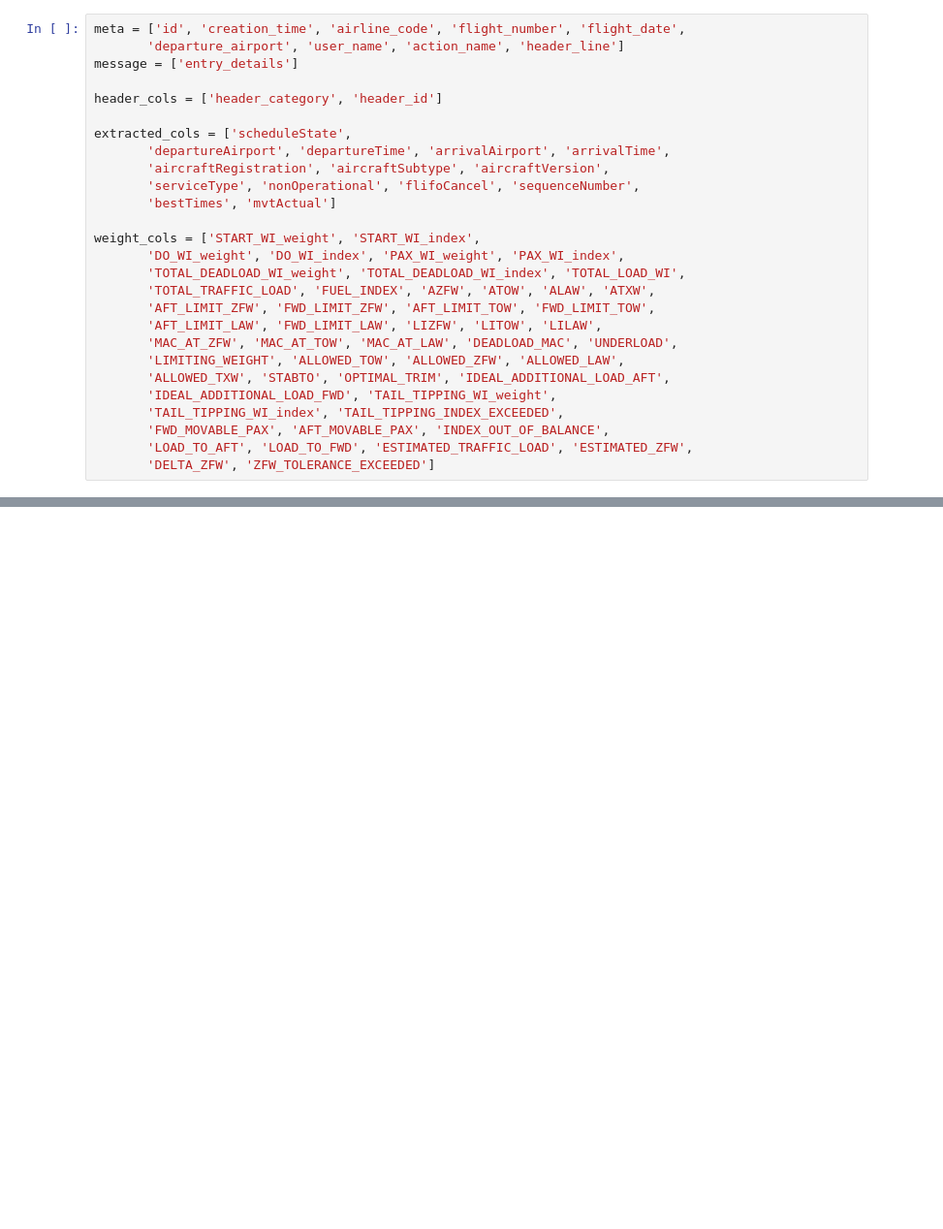
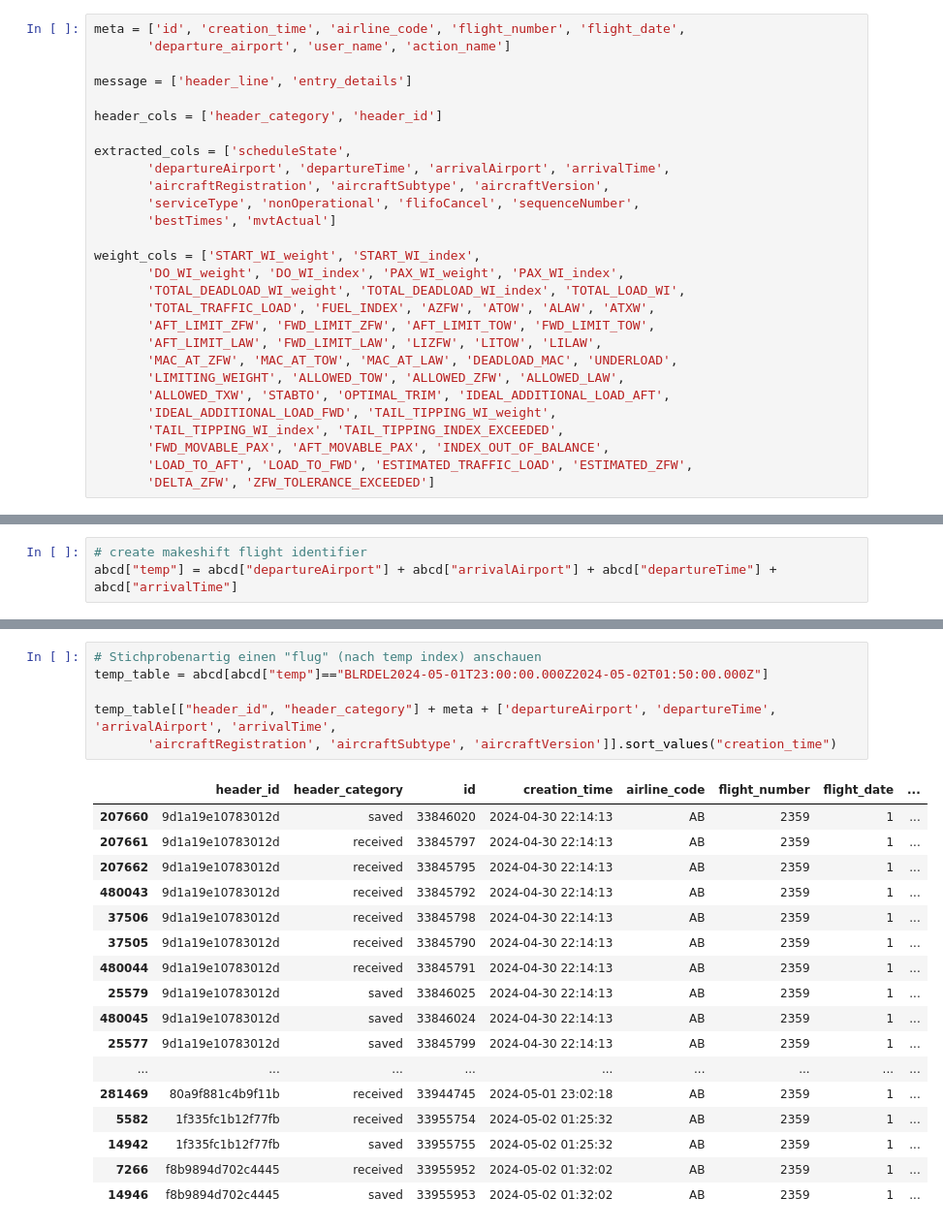
Before and after one commit to echtermeyer/Projektrealisierung, a Jupyter notebook: experiments/david/002_EDA.ipynb, the cells around one changed output, grey strips where cells are left out. Shown at 97% size. Saved outputs shown, nothing was run; the diff lists cells and outputs as text; blank space fills up the shorter version.

```diff
--- a/experiments/david/002_EDA.ipynb
+++ b/experiments/david/002_EDA.ipynb
@@ -81,7 +32,8 @@ print(
 # %%
 meta = ['id', 'creation_time', 'airline_code', 'flight_number', 'flight_date',
-       'departure_airport', 'user_name', 'action_name', 'header_line']
-message = ['entry_details']
+       'departure_airport', 'user_name', 'action_name']
+
+message = ['header_line', 'entry_details']
 
 header_cols = ['header_category', 'header_id']
 
@@ -138,0 +84,3 @@ header_id -> Zur Kennzeichnung einzelner Flüge
+# %%
+# create makeshift flight identifier
+abcd["temp"] = abcd["departureAirport"] + abcd["arrivalAirport"] + abcd["departureTime"] + abcd["arrivalTime"]
@@ -138,0 +99,24 @@ header_id -> Zur Kennzeichnung einzelner Flüge
+# %%
+# Stichprobenartig einen "flug" (nach temp index) anschauen
+temp_table = abcd[abcd["temp"]=="BLRDEL2024-05-01T23:00:00.000Z2024-05-02T01:50:00.000Z"]
+
+temp_table[["header_id", "header_category"] + meta + ['departureAirport', 'departureTime', 'arrivalAirport', 'arrivalTime',
+       'aircraftRegistration', 'aircraftSubtype', 'aircraftVersion']].sort_values("creation_time")
+# %% [output]
+|  | header_id | header_category | id | creation_time | airline_code | flight_number | flight_date | ... |
+| 207660 | 9d1a19e10783012d | saved | 33846020 | 2024-04-30 22:14:13 | AB | 2359 | 1 | ... |
+| 207661 | 9d1a19e10783012d | received | 33845797 | 2024-04-30 22:14:13 | AB | 2359 | 1 | ... |
+| 207662 | 9d1a19e10783012d | received | 33845795 | 2024-04-30 22:14:13 | AB | 2359 | 1 | ... |
+| 480043 | 9d1a19e10783012d | received | 33845792 | 2024-04-30 22:14:13 | AB | 2359 | 1 | ... |
+| 37506 | 9d1a19e10783012d | received | 33845798 | 2024-04-30 22:14:13 | AB | 2359 | 1 | ... |
+| 37505 | 9d1a19e10783012d | received | 33845790 | 2024-04-30 22:14:13 | AB | 2359 | 1 | ... |
+| 480044 | 9d1a19e10783012d | received | 33845791 | 2024-04-30 22:14:13 | AB | 2359 | 1 | ... |
+| 25579 | 9d1a19e10783012d | saved | 33846025 | 2024-04-30 22:14:13 | AB | 2359 | 1 | ... |
+| 480045 | 9d1a19e10783012d | saved | 33846024 | 2024-04-30 22:14:13 | AB | 2359 | 1 | ... |
+| 25577 | 9d1a19e10783012d | saved | 33845799 | 2024-04-30 22:14:13 | AB | 2359 | 1 | ... |
+| ... | ... | ... | ... | ... | ... | ... | ... | ... |
+| 281469 | 80a9f881c4b9f11b | received | 33944745 | 2024-05-01 23:02:18 | AB | 2359 | 1 | ... |
+| 5582 | 1f335fc1b12f77fb | received | 33955754 | 2024-05-02 01:25:32 | AB | 2359 | 1 | ... |
+| 14942 | 1f335fc1b12f77fb | saved | 33955755 | 2024-05-02 01:25:32 | AB | 2359 | 1 | ... |
+| 7266 | f8b9894d702c4445 | received | 33955952 | 2024-05-02 01:32:02 | AB | 2359 | 1 | ... |
+| 14946 | f8b9894d702c4445 | saved | 33955953 | 2024-05-02 01:32:02 | AB | 2359 | 1 | ... |
```
Also changed, not shown: parts of 16 cells of this notebook, 6 other files.
